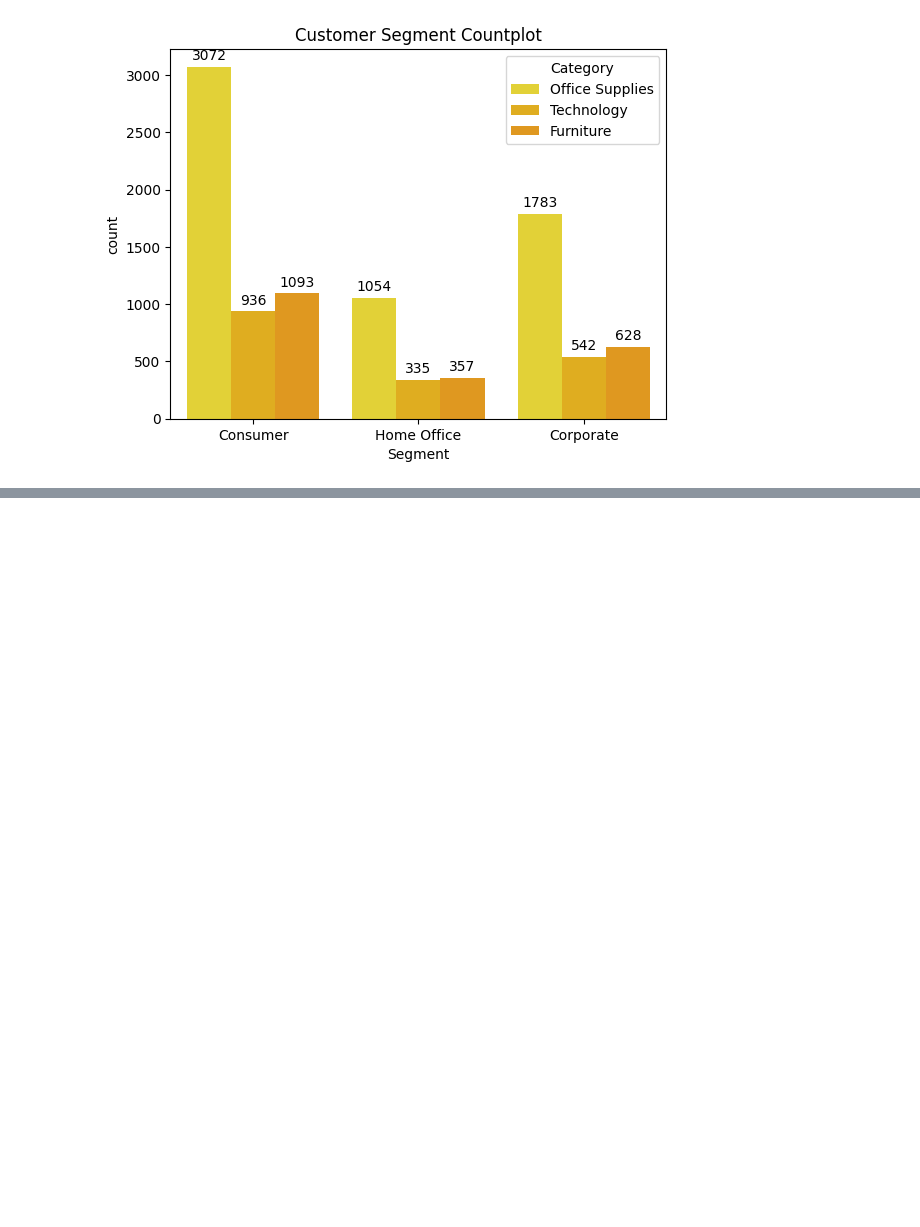
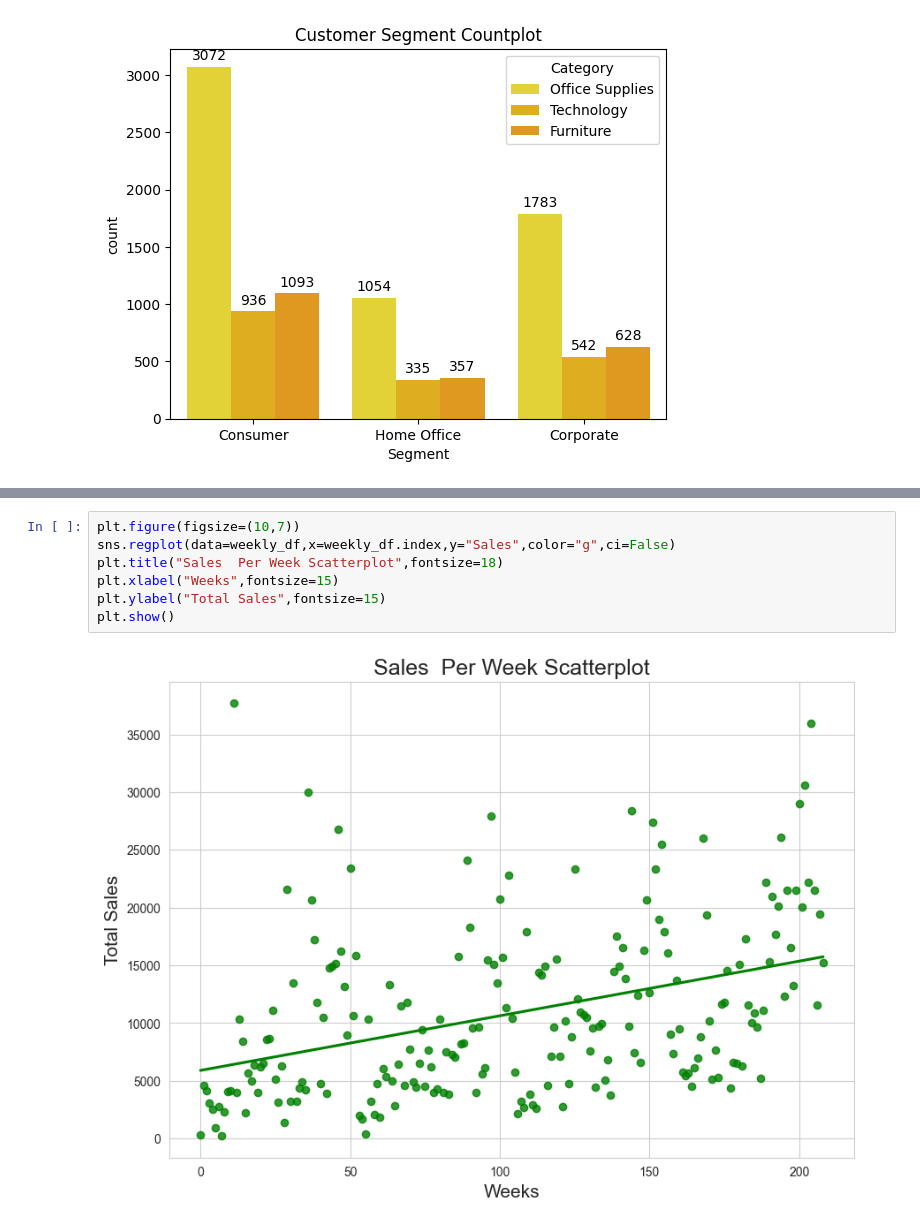
Before and after one commit to houssinekhlif/Project-1, a Jupyter notebook: DeliveryDelay+SalesForecasting.ipynb, the cells around one changed output, grey strips where cells are left out. Drawn from its saved outputs; the diff is of its cells as text; blank space fills up the shorter version.

```diff
--- a/DeliveryDelay+SalesForecasting.ipynb
+++ b/DeliveryDelay+SalesForecasting.ipynb
@@ -211,0 +247,9 @@ Text(0.5, 1.0, 'Customer Segment Countplot')
+# %%
+plt.figure(figsize=(10,7))
+sns.regplot(data=weekly_df,x=weekly_df.index,y="Sales",color="g",ci=False)
+plt.title("Sales  Per Week Scatterplot",fontsize=18)
+plt.xlabel("Weeks",fontsize=15)
+plt.ylabel("Total Sales",fontsize=15)
+plt.show()
+# %% [output]
+[figure, added]
```
Also changed, not shown: parts of 29 cells of this notebook.
